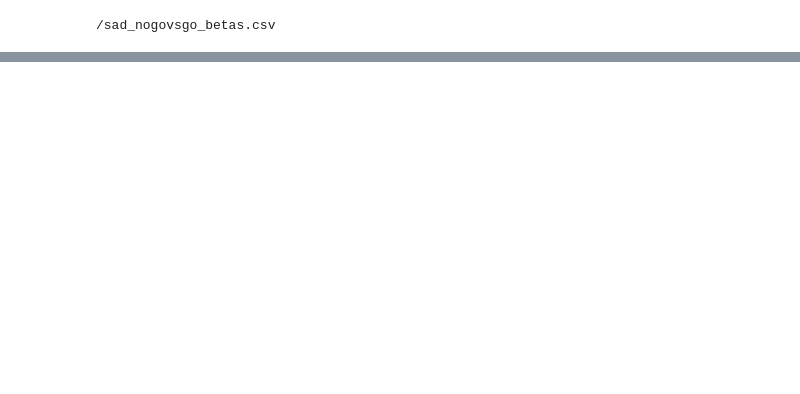
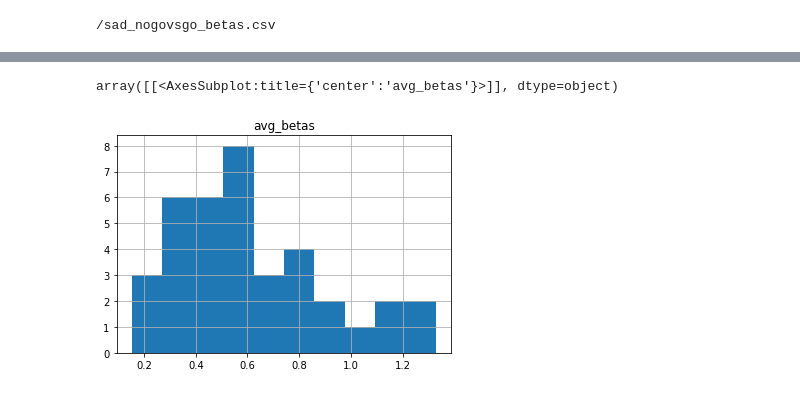
Before and after one commit to stephuh2/RED-scripts, a Jupyter notebook: RED_betamask.ipynb, the cells around one changed output, grey strips where cells are left out. Saved outputs shown, nothing was run; the diff lists cells and outputs as text; code cells hidden in the pictures; blank space fills up the shorter version.

```diff
--- a/RED_betamask.ipynb
+++ b/RED_betamask.ipynb
@@ -280,0 +277,5 @@ plt.show()
+# %%
+with_data.hist(column='avg_betas')
+# %% [output]
+array([[<AxesSubplot:title={'center':'avg_betas'}>]], dtype=object)
+[figure, added]
```
Also changed, not shown: parts of 11 cells of this notebook.
